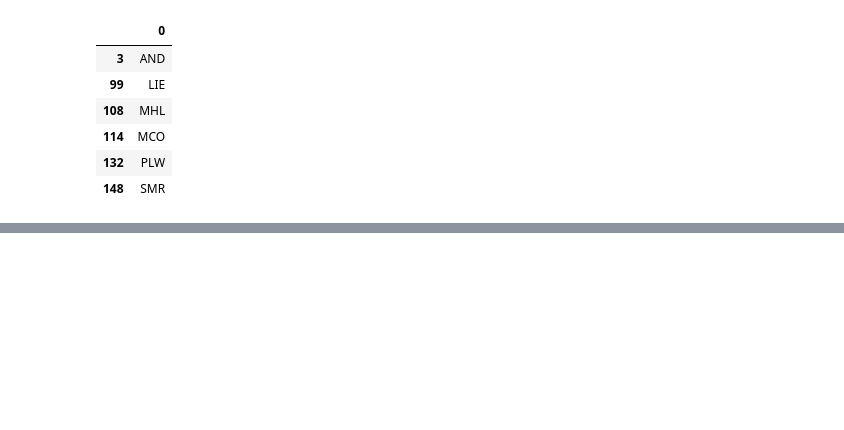
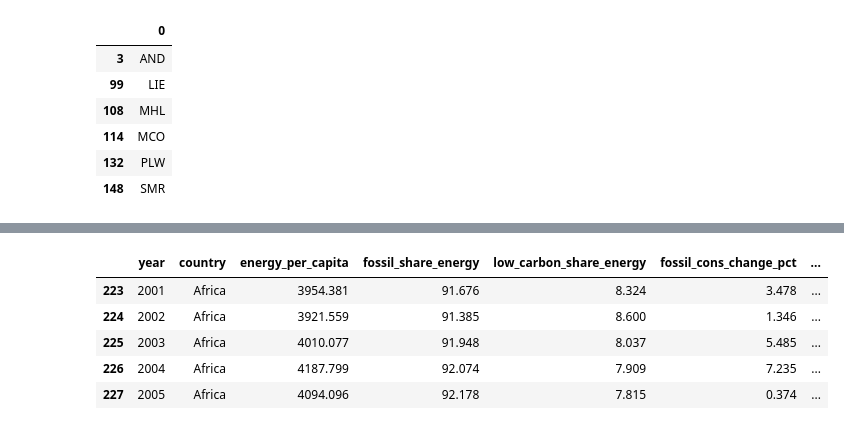
Before and after one commit to boon-keng/mini-project, a Jupyter notebook: EDA.ipynb, the cells around one changed output, grey strips where cells are left out. Drawn from its saved outputs; the diff is of its cells as text; code cells hidden in the pictures; blank space fills up the shorter version.

```diff
--- a/EDA.ipynb
+++ b/EDA.ipynb
@@ -26,3 +33,6 @@ RangeIndex: 21890 entries, 0 to 21889
 Columns: 129 entries, country to wind_share_energy
 dtypes: float64(126), int64(1), object(2)
 memory usage: 21.5+ MB
+# %%
+cols = pd.read_excel('energy_data.xlsx', sheet_name = 'owid-energy-codebook')
+cols = cols['columns']
@@ -56,0 +143,13 @@ mis_countries
+# %%
+continents = ['Africa', 'Asia', 'Europe', 'North America', 'South America', 'Oceania']
+continent_metrics = ['energy_per_capita', 'fossil_share_energy', 'low_carbon_share_energy', 'fossil_cons_change_pct', 'low_carbon_cons_change_pct',
+                     'fossil_energy_per_capita', 'low_carbon_energy_per_capita']
+continent_data = df1[df1['country'].isin(continents)][['year', 'country'] + continent_metrics]
+continent_data.head()
+# %% [output]
+|  | year | country | energy_per_capita | fossil_share_energy | low_carbon_share_energy | fossil_cons_change_pct | ... |
+| 223 | 2001 | Africa | 3954.381 | 91.676 | 8.324 | 3.478 | ... |
+| 224 | 2002 | Africa | 3921.559 | 91.385 | 8.600 | 1.346 | ... |
+| 225 | 2003 | Africa | 4010.077 | 91.948 | 8.037 | 5.485 | ... |
+| 226 | 2004 | Africa | 4187.799 | 92.074 | 7.909 | 7.235 | ... |
+| 227 | 2005 | Africa | 4094.096 | 92.178 | 7.815 | 0.374 | ... |
```
Also changed, not shown: parts of 20 cells of this notebook, 1 other file.
